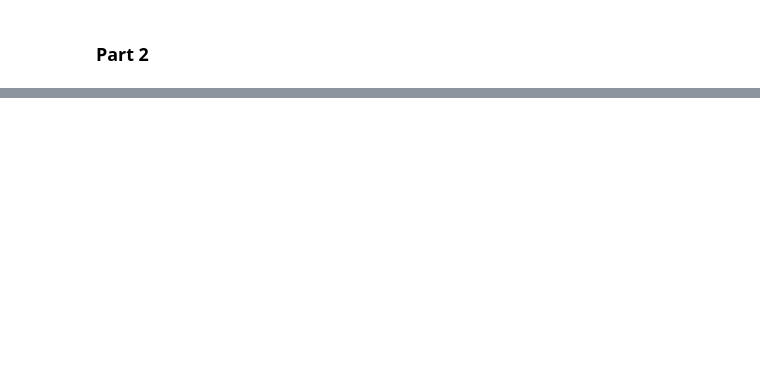
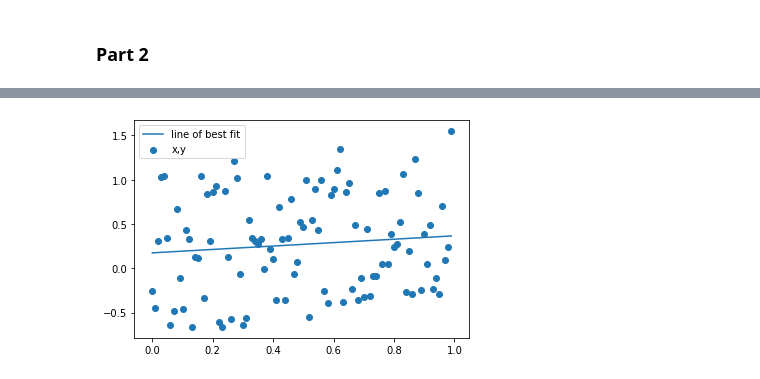
Before and after one commit to sk65556/coe311K, a Jupyter notebook: classwork/sk65556-CH9.ipynb, the cells around one changed output, grey strips where cells are left out. Cells and saved outputs as stored; diff of their text form; code cells hidden in the pictures; blank space fills up the shorter version.

```diff
--- a/classwork/sk65556-CH9.ipynb
+++ b/classwork/sk65556-CH9.ipynb
@@ -61,0 +80,12 @@ ran=linspace(-1,1)
+# %%
+#Original Equation
+x=np.arange(0,1,.01)
+x=np.sort(x)
+ran=np.random.uniform(-1,1,size=len(x))
+y=0.5*x+0.15+ran
+#plt.scatter(x,y)
+# %%
+#Solving using least squares
+A = np.vstack([x, np.ones(len(x))]).T
+m, c = np.linalg.lstsq(A, y, rcond=None)[0]
+print(f"Slope: {m}, Intercept: {c}")
@@ -61,0 +94,8 @@ ran=linspace(-1,1)
+# %%
+#Finding new y and residuals
+y_calc=m*x+c
+
+residual=y-y_calc
+print("Maximum residual: ",max(abs(residual)))
+print("Minimum residual: ",min(abs(residual)))
+print(residual)
@@ -61,0 +122,9 @@ ran=linspace(-1,1)
+# %%
+#Plotting
+plt.figure()
+plt.scatter(x,y,label='x,y')
+plt.plot(x,y_calc,label='line of best fit')
+plt.legend()
+plt.show()
+# %% [output]
+[figure, added]
```
Also changed, not shown: parts of 8 cells of this notebook, 1 other file.
